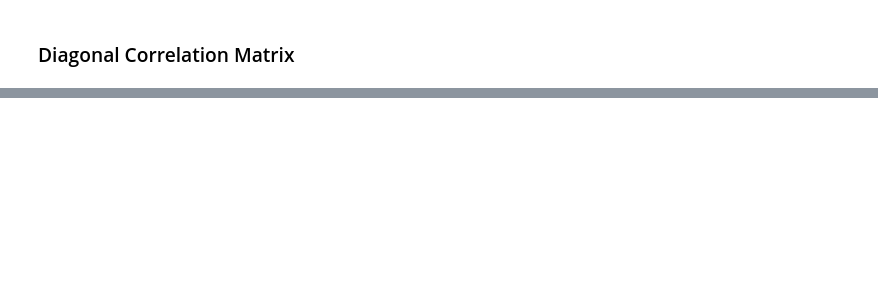
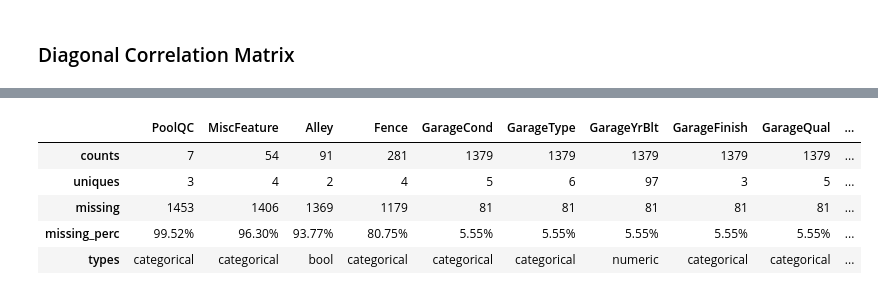
Before and after one commit to hungapl/kaggle, a Jupyter notebook: ames_house_price/eda.ipynb, the cells around one changed output, grey strips where cells are left out. Saved outputs shown, nothing was run; the diff lists cells and outputs as text; code cells hidden in the pictures; blank space fills up the shorter version.

```diff
--- a/ames_house_price/eda.ipynb
+++ b/ames_house_price/eda.ipynb
@@ -147,7 +131,0 @@ plt.show()
-# %%
-# Find missing data
-pd.set_option('display.max_columns', None)
-pd.set_option('display.expand_frame_repr', False)
-pd.set_option('max_colwidth', -1)
-
-df_train_summ.columns_stats
@@ -160,2 +132,13 @@ df_train_summ.columns_stats.iloc[:, col_missing_values]
+# %%
+# Find missing data
+df_missing = utils.show_missing_cols(df_train)
+df_missing.sort_values(by='missing_perc', ascending=False, axis=1)
+# %% [output]
+|  | PoolQC | MiscFeature | Alley | Fence | GarageCond | GarageType | GarageYrBlt | GarageFinish | GarageQual | ... |
+| counts | 7 | 54 | 91 | 281 | 1379 | 1379 | 1379 | 1379 | 1379 | ... |
+| uniques | 3 | 4 | 2 | 4 | 5 | 6 | 97 | 3 | 5 | ... |
+| missing | 1453 | 1406 | 1369 | 1179 | 81 | 81 | 81 | 81 | 81 | ... |
+| missing_perc | 99.52% | 96.30% | 93.77% | 80.75% | 5.55% | 5.55% | 5.55% | 5.55% | 5.55% | ... |
+| types | categorical | categorical | bool | categorical | categorical | categorical | numeric | categorical | categorical | ... |
 # %%
 # Describe columns with missing values
```
Also changed, not shown: parts of 14 cells of this notebook, 9 other files.
